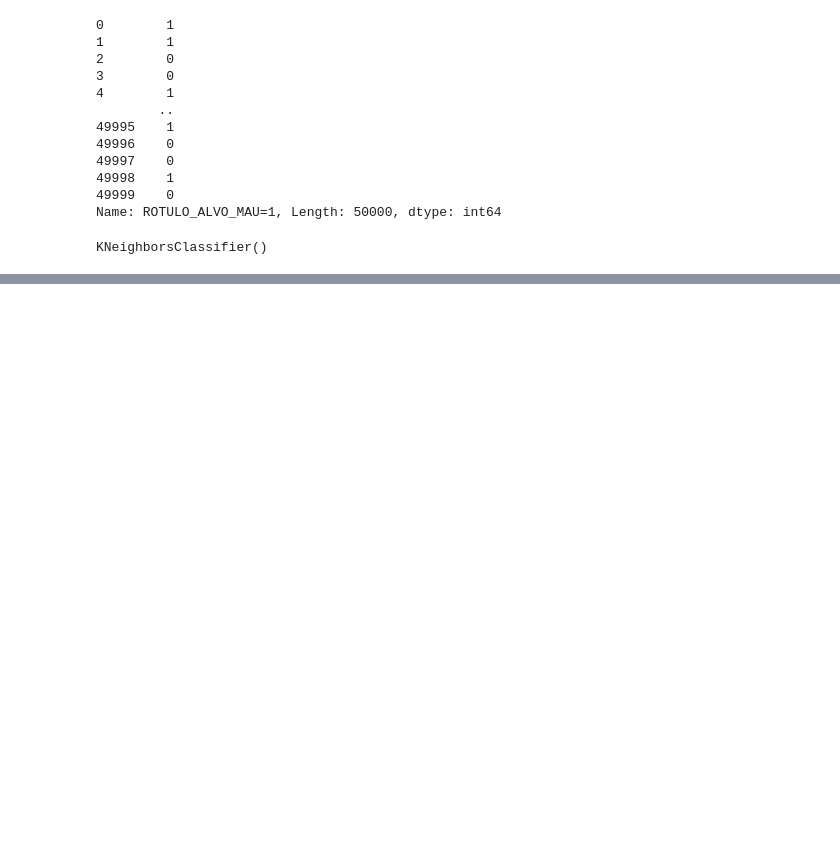
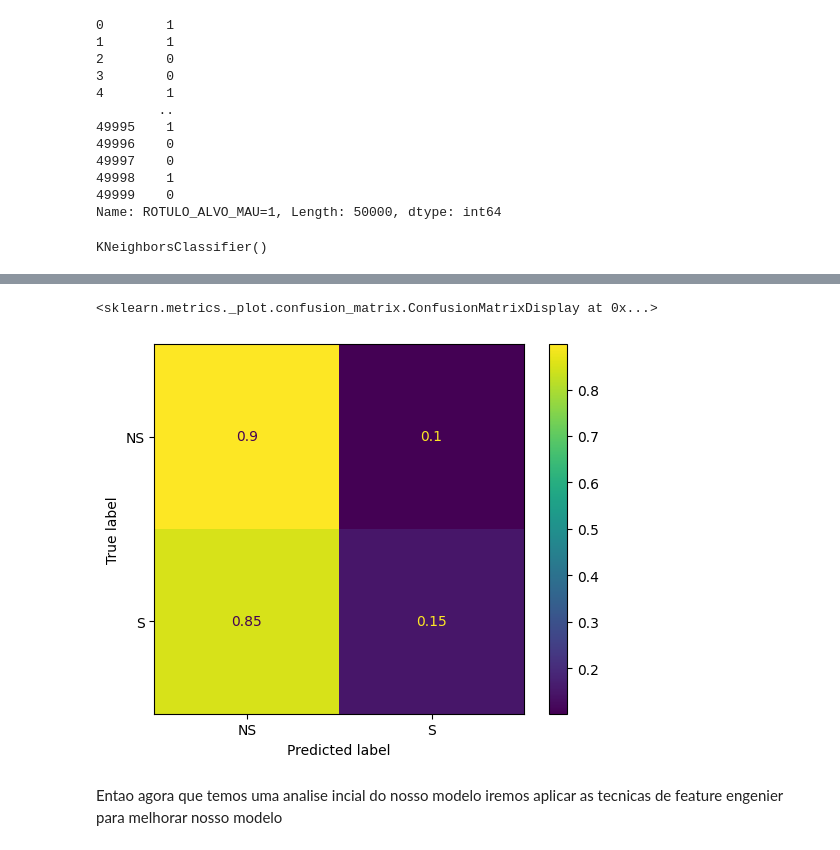
Before and after one commit to RodrigodeFeo/8DTS, a Jupyter notebook: FE_Trabalho_Integrado_RM351578.ipynb, the cells around one changed output, grey strips where cells are left out. Drawn from its saved outputs; the diff is of its cells as text; code cells hidden in the pictures; blank space fills up the shorter version.

```diff
--- a/FE_Trabalho_Integrado_RM351578.ipynb
+++ b/FE_Trabalho_Integrado_RM351578.ipynb
@@ -596,0 +641,11 @@ y_pred = Classif_KNN.predict(X_teste)
+# %%
+labels = [0,1]
+label_names = ['NS', 'S']
+cm = confusion_matrix( y_test, y_pred, labels = labels, normalize='true')
+disp = ConfusionMatrixDisplay(cm, display_labels = label_names)
+disp.plot()
+# %% [output]
+<sklearn.metrics._plot.confusion_matrix.ConfusionMatrixDisplay at 0x...>
+[figure, added]
+# %% [markdown]
+Entao agora que temos uma analise incial do nosso modelo iremos aplicar as tecnicas de feature engenier para melhorar nosso modelo
```
Also changed, not shown: parts of 18 cells of this notebook.
